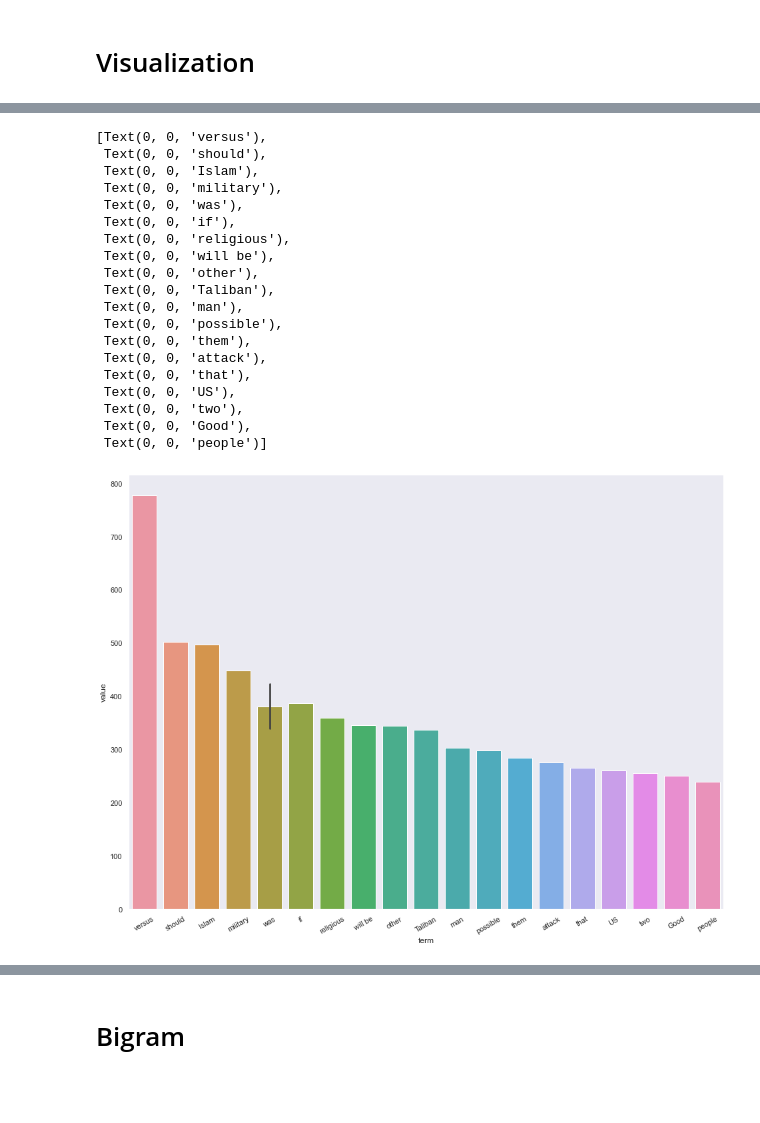
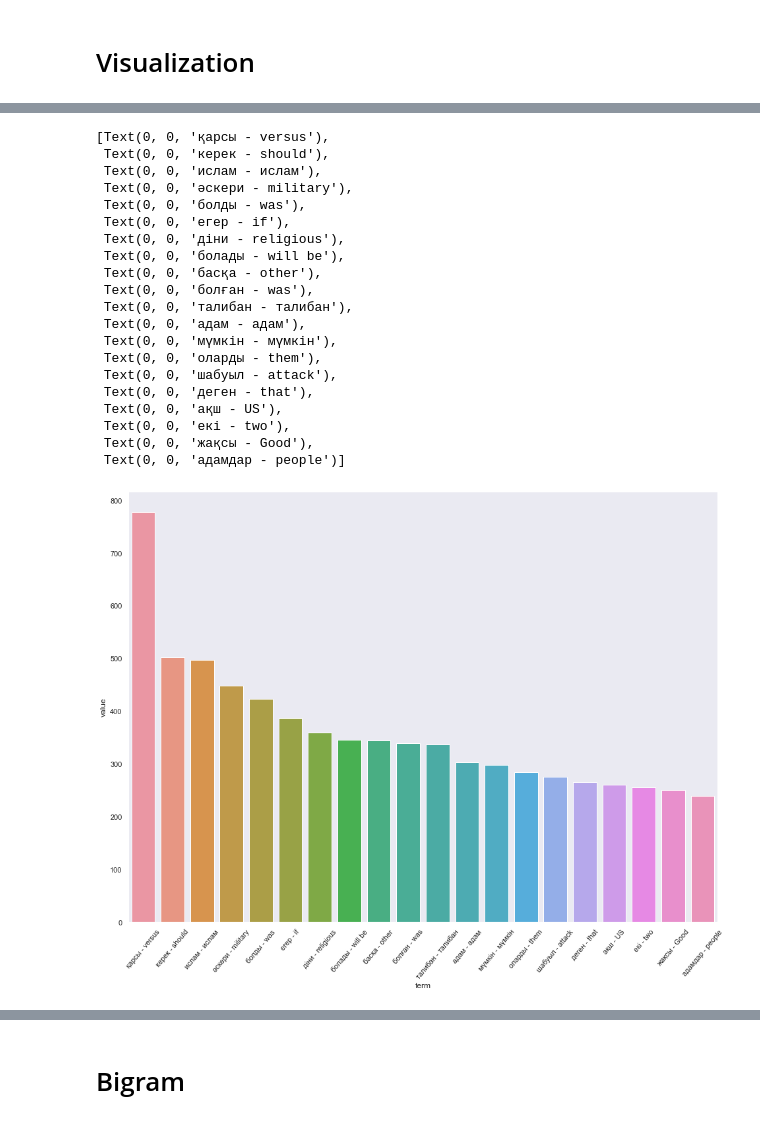
Before and after one commit to yeltayzhastay/Bigrams_kz_lang, a Jupyter notebook: Ngram_from_csv_en.ipynb, the cells around one changed output, grey strips where cells are left out. Drawn from its saved outputs; the diff is of its cells as text; code cells hidden in the pictures; blank space fills up the shorter version.

```diff
--- a/Ngram_from_csv_en.ipynb
+++ b/Ngram_from_csv_en.ipynb
@@ -23,6 +23,7 @@ mpl.rcParams['axes.grid'] = False
 df = pd.read_csv('Corpus/big_corpus_cleaned.csv')
 df['text'] = df['text'].astype(str)
 df['label'] = pd.to_numeric(df['label'])
+df = df[(df['label'] == 0) | (df['label'] == 1)]
 df
 # %% [output]
 |  | text | label |
@@ -118,10 +99,10 @@ nltk
 # %%
 unigram_df_t = get_gram(df.loc[df['label'] == 1].text.tolist(), 1).head(n_tops*10)
-unigram_df_t['term'] = [translate.text for translate in translator.translate(unigram_df_t.term.tolist(), src='kk', dest='en')]
+#unigram_df_t['term'] = [translate.text for translate in translator.translate(unigram_df_t.term.tolist(), src='kk', dest='en')]
 print ("\n\nUnigram extremistical : \n", unigram_df_t.head(n_tops))
 
 unigram_df_n = get_gram(df.loc[df['label'] == 0].text.tolist(), 1).head(n_tops*10)
-unigram_df_n['term'] = [translate.text for translate in translator.translate(unigram_df_n.term.tolist(), src='kk', dest='en')]
+#unigram_df_n['term'] = [translate.text for translate in translator.translate(unigram_df_n.term.tolist(), src='kk', dest='en')]
 print ("\n\nUnigram neutral : \n", unigram_df_n.head(n_tops))
 # %% [output]
 Unigram extremistical :
@@ -161,26 +142,27 @@ Unigram neutral :
 # %%
 g = sns.barplot(x="term", y="value", data=unigram_df_t[:20])
-g.set_xticklabels(g.get_xticklabels(), rotation=30)
+g.set_xticklabels(g.get_xticklabels(), rotation=50)
 # %% [output]
-[Text(0, 0, 'versus'),
- Text(0, 0, 'should'),
- Text(0, 0, 'Islam'),
- Text(0, 0, 'military'),
- Text(0, 0, 'was'),
- Text(0, 0, 'if'),
- Text(0, 0, 'religious'),
- Text(0, 0, 'will be'),
- Text(0, 0, 'other'),
- Text(0, 0, 'Taliban'),
- Text(0, 0, 'man'),
- Text(0, 0, 'possible'),
- Text(0, 0, 'them'),
- Text(0, 0, 'attack'),
- Text(0, 0, 'that'),
- Text(0, 0, 'US'),
- Text(0, 0, 'two'),
- Text(0, 0, 'Good'),
- Text(0, 0, 'people')]
+[Text(0, 0, 'қарсы - versus'),
+ Text(0, 0, 'керек - should'),
+ Text(0, 0, 'ислам - ислам'),
+ Text(0, 0, 'әскери - military'),
+ Text(0, 0, 'болды - was'),
+ Text(0, 0, 'егер - if'),
+ Text(0, 0, 'діни - religious'),
+ Text(0, 0, 'болады - will be'),
+ Text(0, 0, 'басқа - other'),
+ Text(0, 0, 'болған - was'),
+ Text(0, 0, 'талибан - талибан'),
+ Text(0, 0, 'адам - адам'),
+ Text(0, 0, 'мүмкін - мүмкін'),
+ Text(0, 0, 'оларды - them'),
+ Text(0, 0, 'шабуыл - attack'),
+ Text(0, 0, 'деген - that'),
+ Text(0, 0, 'ақш - US'),
+ Text(0, 0, 'екі - two'),
+ Text(0, 0, 'жақсы - Good'),
+ Text(0, 0, 'адамдар - people')]
-[figure, old version]
+[figure, new version]
 # %%
 g = sns.barplot(x="term", y="value", data=unigram_df_n[:20])
```
Also changed, not shown: parts of 7 cells of this notebook, 12 other files.
